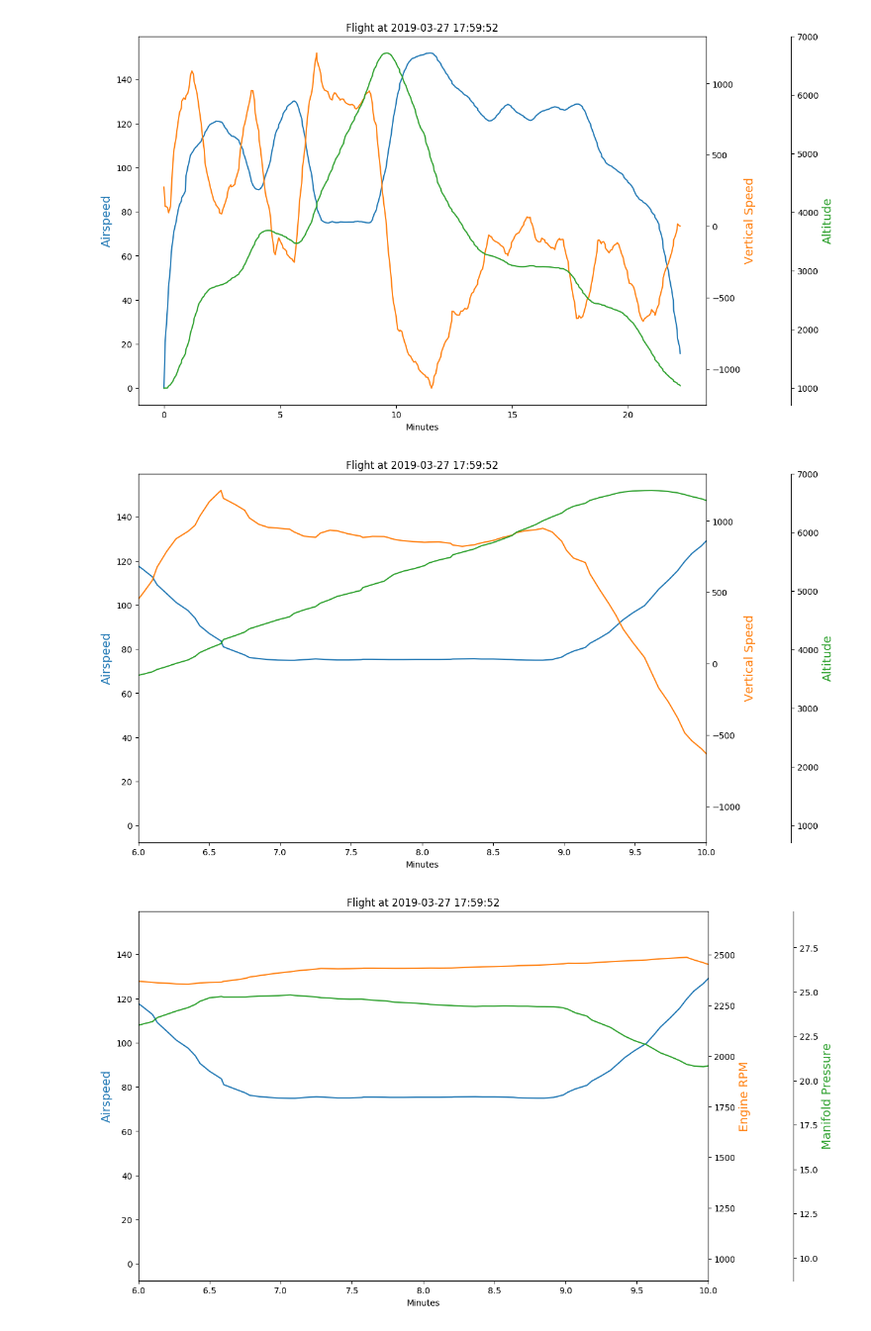
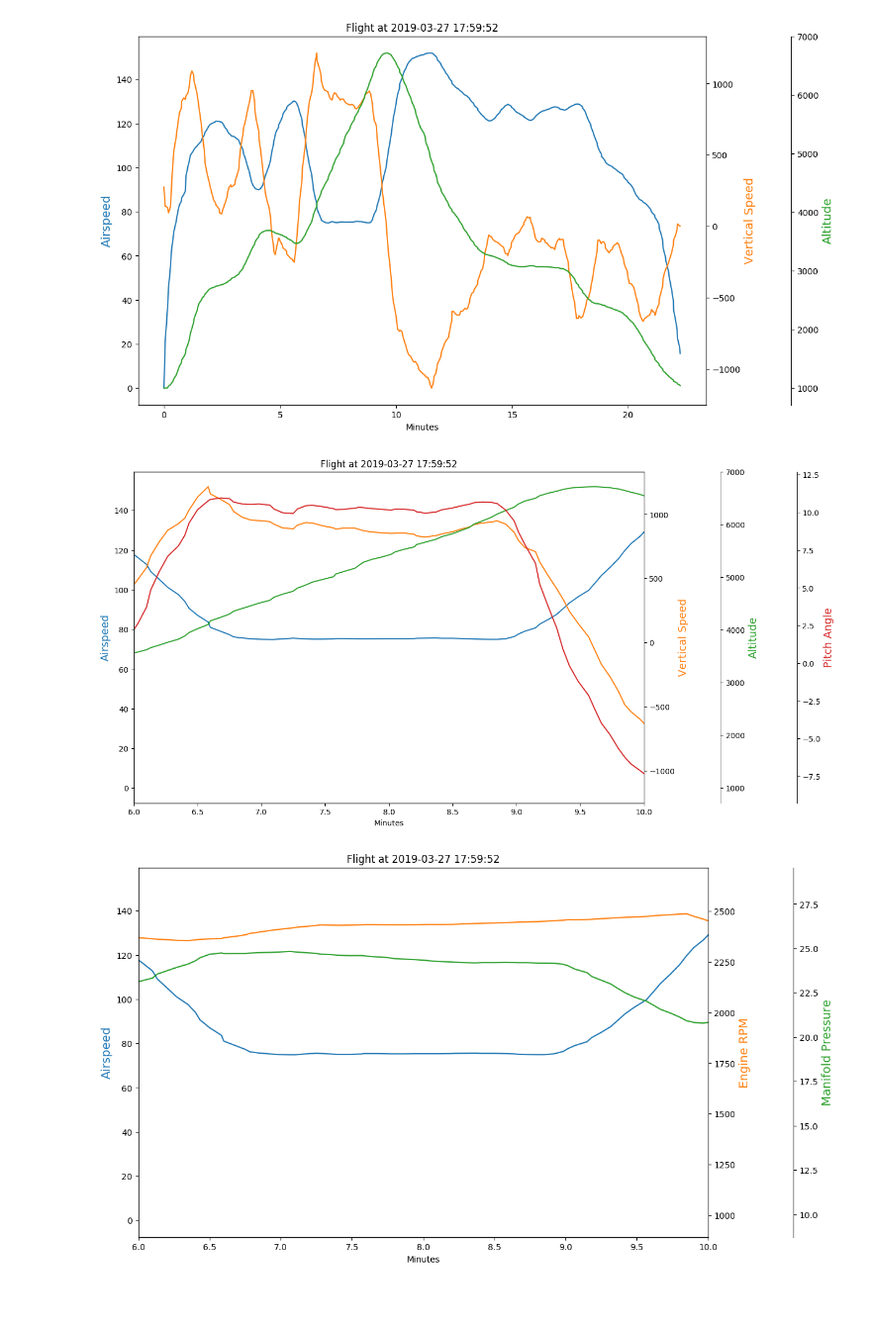
Before and after one commit to azemon/MglEfisPlotter, a Jupyter notebook: notebooks/2019-03-27/blog graphs.ipynb, the cells around one changed output. Shown at 99% size. Drawn from its saved outputs; the diff is of its cells as text; code cells hidden in the pictures; blank space fills up the shorter version.

Commit message:
update a blog graph

```diff
--- a/notebooks/2019-03-27/blog graphs.ipynb
+++ b/notebooks/2019-03-27/blog graphs.ipynb
@@ -38,10 +39,11 @@ p.plot2(['asi', 'vsi', 'densityAltitude'], ['Airspeed', 'Vertical Speed', 'Altit
 # %% [output]
 [figure]
 # %%
-p.plot2(['asi', 'vsi', 'densityAltitude'], ['Airspeed', 'Vertical Speed', 'Altitude'], xlim=(6, 10))
+p.plot2(['asi', 'vsi', 'densityAltitude', 'pitchAngle'],
+        ['Airspeed', 'Vertical Speed', 'Altitude', 'Pitch Angle'], xlim=(6, 10))
 p.save('climb-test.png')
 # %% [output]
-[figure, old version]
+[figure, new version]
 # %%
 p.plot2(['asi', 'rpm', 'manifoldPressure'], ['Airspeed', 'Engine RPM', 'Manifold Pressure'], xlim=(6, 10))
 p.save('climb-test-power.png')
```
Also changed, not shown: parts of 1 cell of this notebook.
